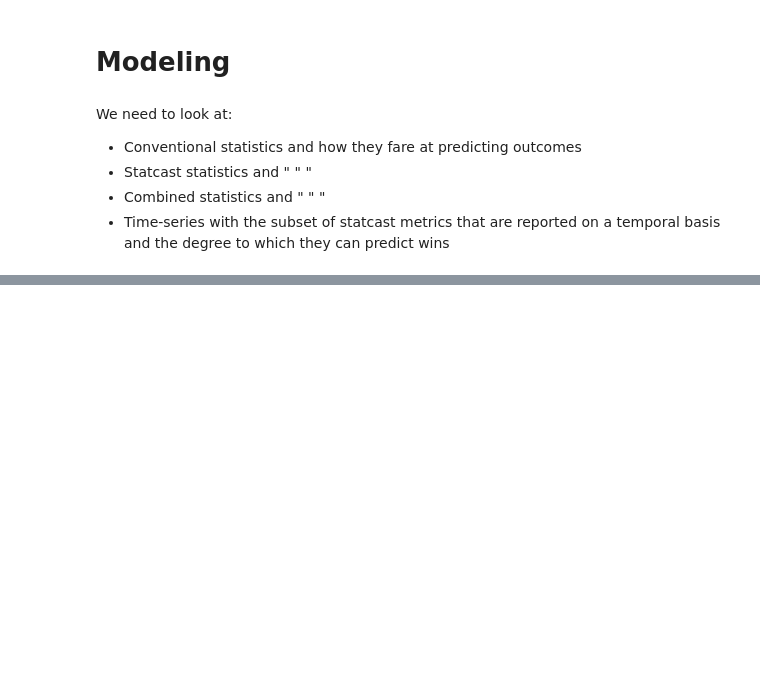
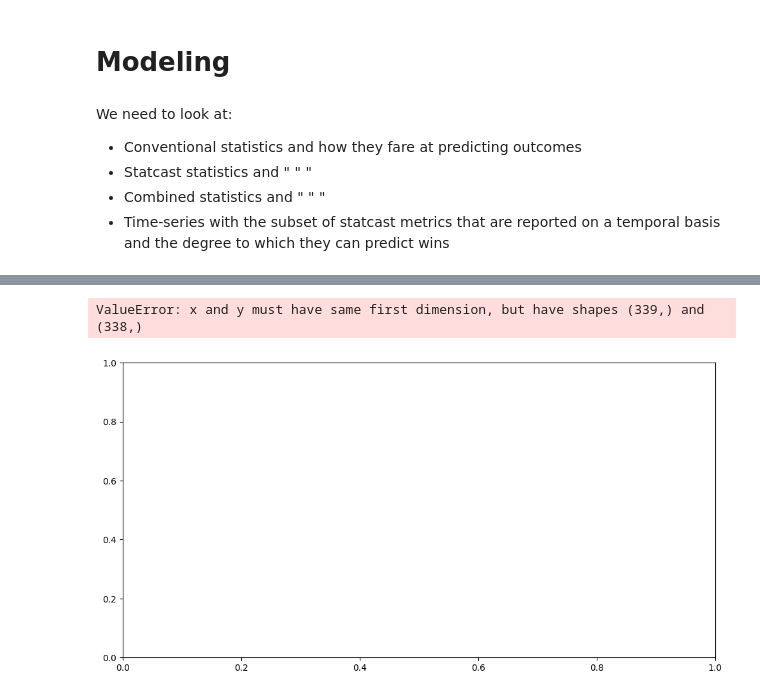
Before and after one commit to auto-d/moneyball-ml, a Jupyter notebook: eda.ipynb, the cells around one changed output, grey strips where cells are left out. Cells and saved outputs as stored; diff of their text form; code cells hidden in the pictures; blank space fills up the shorter version.

```diff
--- a/eda.ipynb
+++ b/eda.ipynb
@@ -705,0 +712,18 @@ mb.search(train_Xstd, train_y)
+# %%
+net= skorch.NeuralNetRegressor(
+        module=WARNet,
+        criterion=torch.nn.MSELoss,
+        optimizer=torch.optim.SGD,
+        max_epochs=1000,
+        lr=0.0001,
+        module__n_input=nn_input_size,
+        module__n_hidden1=100,
+        batch_size=1,
+        iterator_train__shuffle=True)
+# %%
+dr = skorch.helper.SkorchDoctor(net)
+# %%
+train = MBDataset(mb.scale(X_train), y_train)
+test = MBDataset(mb.scale(X_test), y_test)
+# %%
+dr.fit(train)
@@ -705,0 +749,7 @@ mb.search(train_Xstd, train_y)
+# %%
+_, ax = plt.subplots(figsize=(12, 6))
+dr.plot_loss(ax=ax)
+ax.set_ylim([0.5, 0.8]);
+# %% [output]
+ValueError: x and y must have same first dimension, but have shapes (339,) and (338,)
+[figure, added]
```
Also changed, not shown: parts of 54 cells of this notebook, 3 other files.
